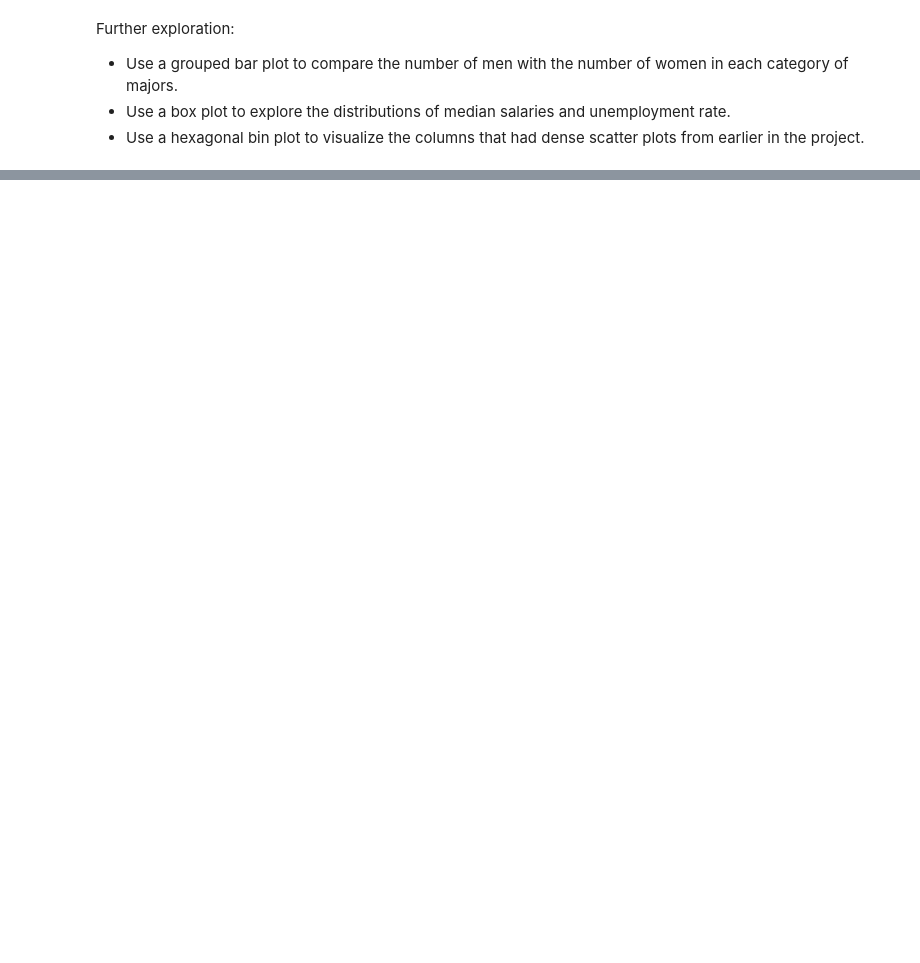
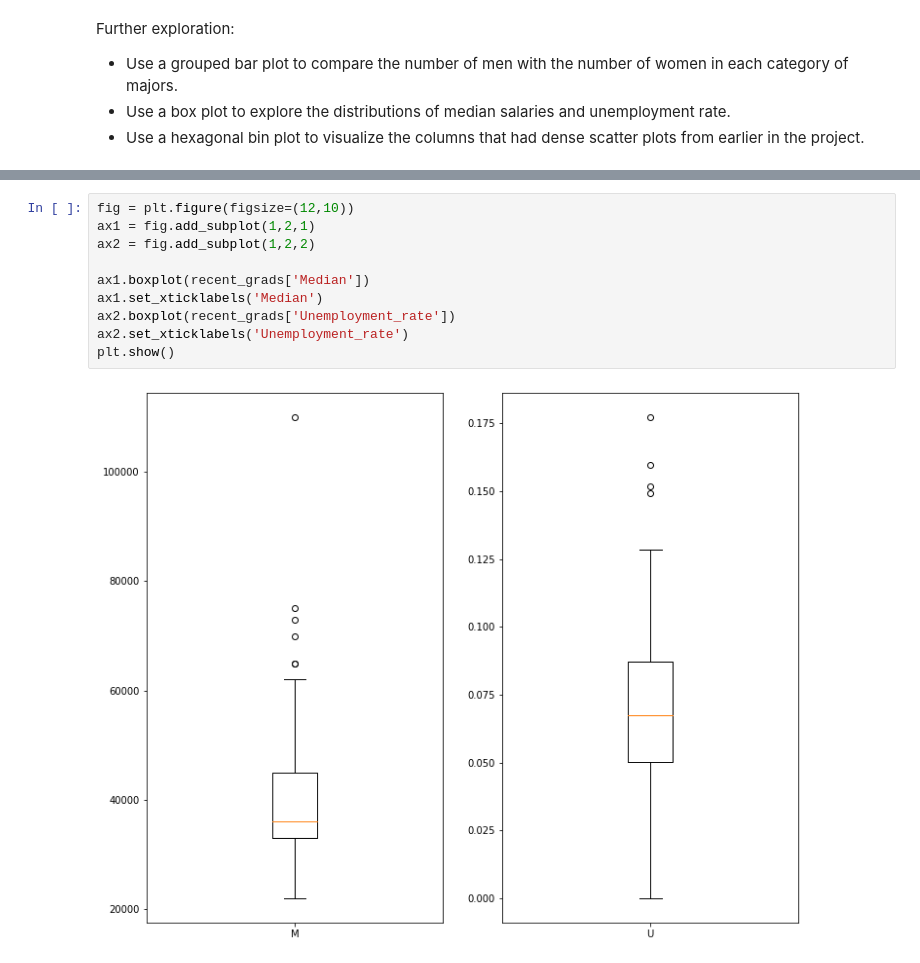
Before and after one commit to mingyyy/dataquest_projects, a Jupyter notebook: DQ_visualization_recent_grads.ipynb, the cells around one changed output, grey strips where cells are left out. Saved outputs shown, nothing was run; the diff lists cells and outputs as text; blank space fills up the shorter version.

```diff
--- a/DQ_visualization_recent_grads.ipynb
+++ b/DQ_visualization_recent_grads.ipynb
@@ -234,0 +311,12 @@ Further exploration:
+# %%
+fig = plt.figure(figsize=(12,10))
+ax1 = fig.add_subplot(1,2,1)
+ax2 = fig.add_subplot(1,2,2)
+
+ax1.boxplot(recent_grads['Median'])
+ax1.set_xticklabels('Median')
+ax2.boxplot(recent_grads['Unemployment_rate'])
+ax2.set_xticklabels('Unemployment_rate')
+plt.show()
+# %% [output]
+[figure, added]
```
Also changed, not shown: parts of 6 cells of this notebook.
